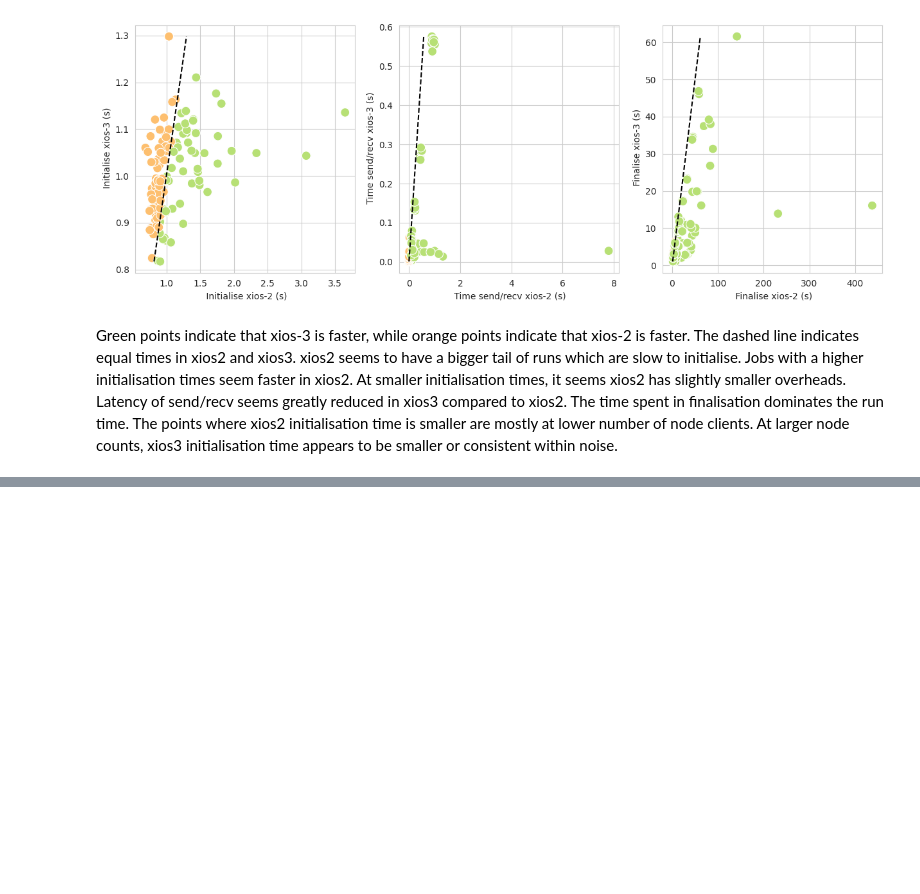
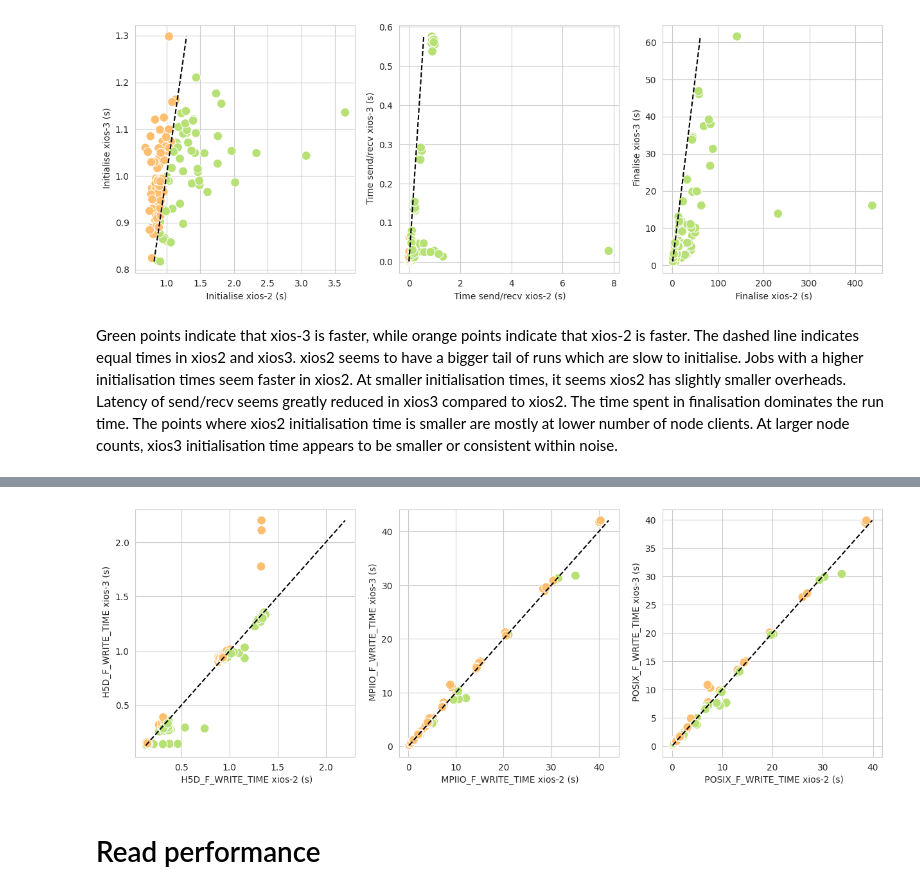
Before and after one commit to lucaparisi91/xios-benchmark, a Jupyter notebook: analysis/analysis.ipynb, the cells around one changed output, grey strips where cells are left out. Saved outputs shown, nothing was run; the diff lists cells and outputs as text; code cells hidden in the pictures; blank space fills up the shorter version.

```diff
--- a/analysis/analysis.ipynb
+++ b/analysis/analysis.ipynb
@@ -88,0 +99,4 @@ xios2 seems to have a bigger tail of runs which are slow to initialise. Jobs wit
+# %%
+# Read darshan profile data
+data=pd.read_csv("io_xio2_xios3.txt",sep=r"\s+")
+data
@@ -88,0 +117,7 @@ xios2 seems to have a bigger tail of runs which are slow to initialise. Jobs wit
+# %%
+# Select only metrics of interest and take the maximum time across all ranks, as the slowest rank determines the overall I/O performance
+filtered_data=data[data["operation"].isin(["H5D_F_WRITE_TIME","MPIIO_F_WRITE_TIME","POSIX_F_WRITE_TIME"]) ]
+filtered_data=filtered_data.drop(columns=["layer","filename","rank"])\
+    .groupby(["nfields","io_nodes","client_nodes","servers_per_node","xios_version","operation"])\
+    .aggregate("max").reset_index()
+filtered_data
@@ -88,0 +138,4 @@ xios2 seems to have a bigger tail of runs which are slow to initialise. Jobs wit
+# %%
+# Pivot the data to make it suitable for scatter plotting, with separate columns for each xios version and operation
+scatter_data=filtered_data.pivot(columns=["operation","xios_version"],index=["nfields","io_nodes","client_nodes","servers_per_node"],values="value").reset_index().dropna()
+scatter_data
@@ -88,0 +157,10 @@ xios2 seems to have a bigger tail of runs which are slow to initialise. Jobs wit
+# %%
+# Plot the time spent in HDF5, MPI-IO and POSIX write operations for xios-2 vs xios-3
+fig, axs = plt.subplots(1, 3 ,figsize=(15, 5))
+scatter_plot(scatter_data, "H5D_F_WRITE_TIME",ax=axs[0])
+scatter_plot(scatter_data, "MPIIO_F_WRITE_TIME",ax=axs[1])
+scatter_plot(scatter_data, "POSIX_F_WRITE_TIME",ax=axs[2])
+# %% [output]
+[figure, added]
+# %% [markdown]
+# Read performance
```
Also changed, not shown: parts of 16 cells of this notebook.
